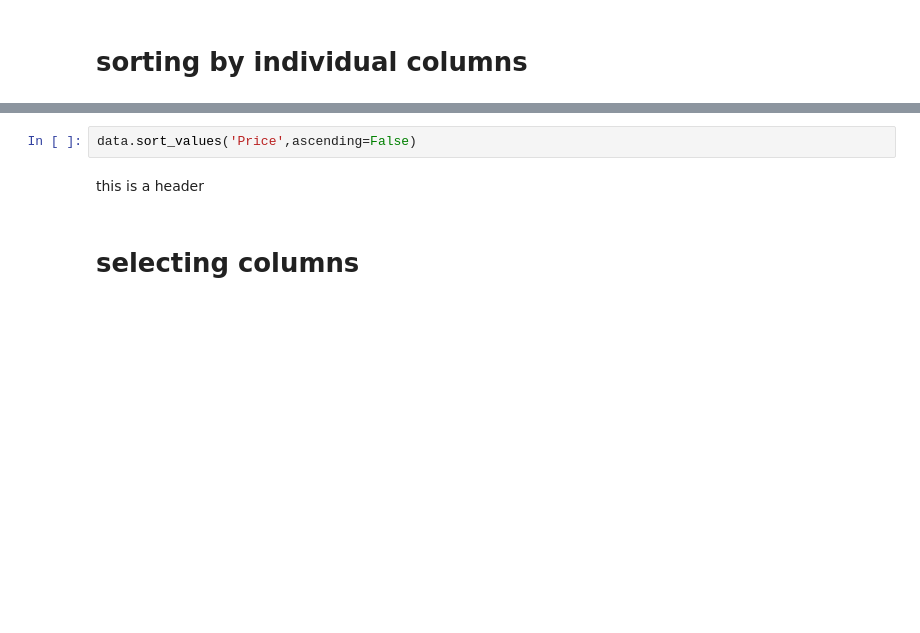
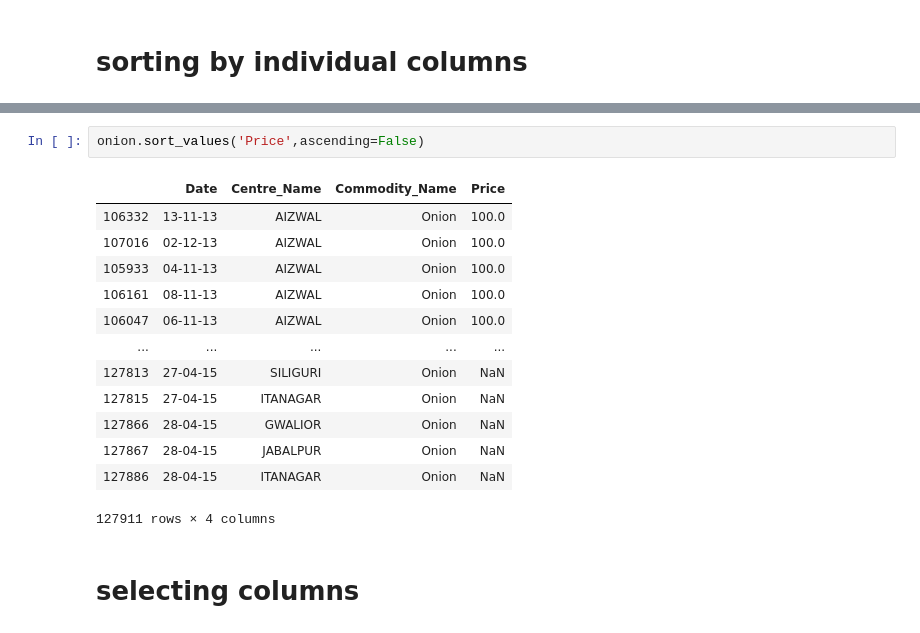
Before and after one commit to enuguru/DataScienceLevelOne, a Jupyter notebook: pydslevelone/data_inspection/onion_prices_data_inspection.ipynb, the cells around one changed output, grey strips where cells are left out. Cells and saved outputs as stored; diff of their text form; blank space fills up the shorter version.

```diff
--- a/pydslevelone/data_inspection/onion_prices_data_inspection.ipynb
+++ b/pydslevelone/data_inspection/onion_prices_data_inspection.ipynb
@@ -61,7 +178,19 @@ data.sort_values('Price').head()
 # %%
-data.sort_values('Price',ascending=False)
+onion.sort_values('Price',ascending=False)
+# %% [output]
+|  | Date | Centre_Name | Commodity_Name | Price |
+| 106332 | 13-11-13 | AIZWAL | Onion | 100.0 |
+| 107016 | 02-12-13 | AIZWAL | Onion | 100.0 |
+| 105933 | 04-11-13 | AIZWAL | Onion | 100.0 |
+| 106161 | 08-11-13 | AIZWAL | Onion | 100.0 |
+| 106047 | 06-11-13 | AIZWAL | Onion | 100.0 |
+| ... | ... | ... | ... | ... |
+| 127813 | 27-04-15 | SILIGURI | Onion | NaN |
+| 127815 | 27-04-15 | ITANAGAR | Onion | NaN |
+| 127866 | 28-04-15 | GWALIOR | Onion | NaN |
+| 127867 | 28-04-15 | JABALPUR | Onion | NaN |
+| 127886 | 28-04-15 | ITANAGAR | Onion | NaN |
+127911 rows × 4 columns
-# %% [markdown]
-this is a header
 # %% [markdown]
 # selecting columns
 # %%
```
Also changed, not shown: parts of 56 cells of this notebook, 9 other files.
